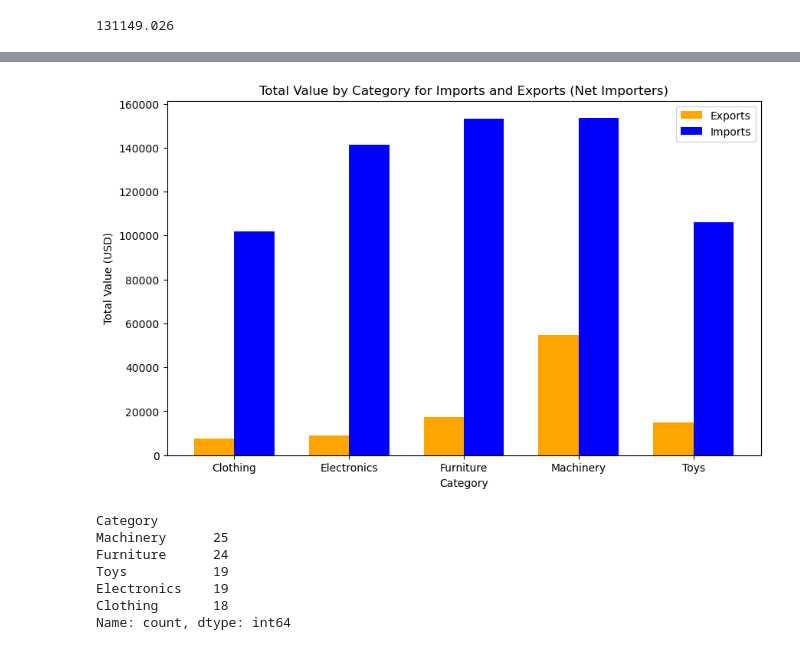
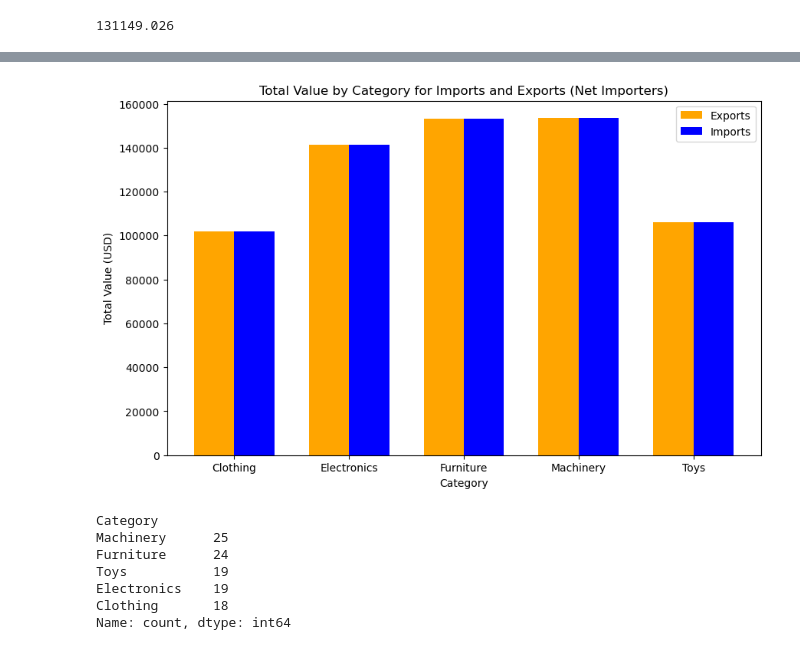
Before and after one commit to bhil246/Import_Export_Analysis, a Jupyter notebook: notebooks/General_EDA.ipynb, the cells around one changed output, grey strips where cells are left out. Cells and saved outputs as stored; diff of their text form; code cells hidden in the pictures.

```diff
--- a/notebooks/General_EDA.ipynb
+++ b/notebooks/General_EDA.ipynb
@@ -1588,31 +1455,31 @@ Name: Value, dtype: float64
 # %%
 bar_width = 0.35
 
 # Define the positions of the bars
-categories = importers_total_value_for_export_categories.index
+categories = importers_total_value_for_import_categories.index
 bar_positions = range(len(categories))
 
 # Create a bar chart with side-by-side bars
 fig, ax = plt.subplots(figsize=(10, 6))
 
 # Plot export values
-ax.bar(bar_positions, importers_total_value_for_export_categories.values, width=bar_width, label='Exports', color='orange')
+ax.bar(bar_positions, importers_total_value_for_import_categories.values, width=bar_width, label='Exports', color='orange')
 
 # Plot import values
 ax.bar([p + bar_width for p in bar_positions], importers_total_value_for_import_categories.values, width=bar_width, label='Imports', color='blue')
 
 # Customize the plot
 ax.set_xlabel('Category')
 ax.set_ylabel('Total Value (USD)')
 ax.set_title('Total Value by Category for Imports and Exports (Net Importers)')
 ax.set_xticks([p + bar_width / 2 for p in bar_positions])
 ax.set_xticklabels(categories)
 ax.legend()
 
 # Show the plot
 plt.show()
 # %% [output]
-[figure, old version]
+[figure, new version]
 # %%
 importers_category_counts_for_imports = importers_import_df['Category'].value_counts()
 importers_category_counts_for_imports
```
Also changed, not shown: parts of 42 cells of this notebook, 6 other files.
